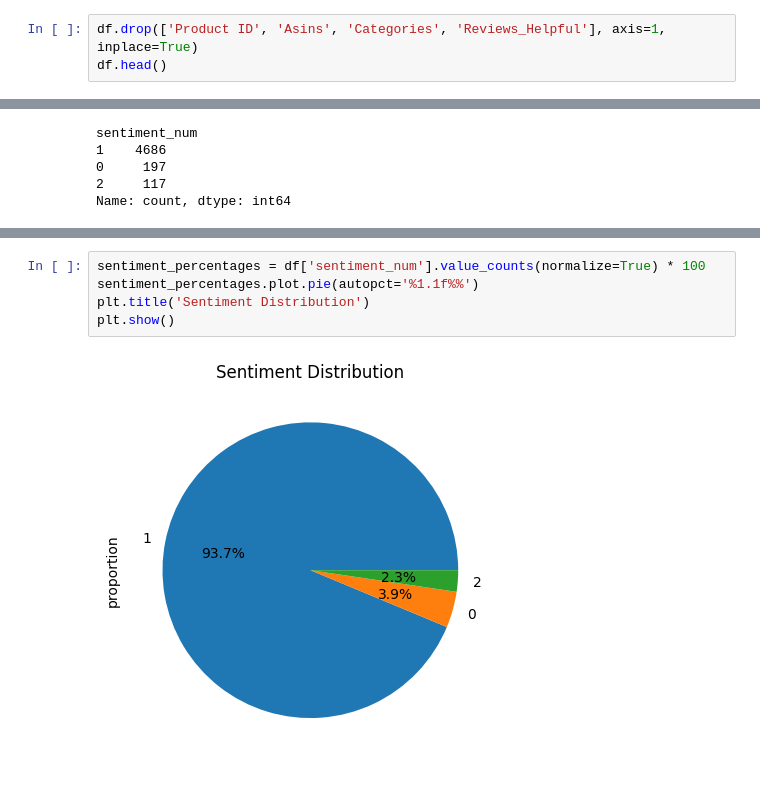
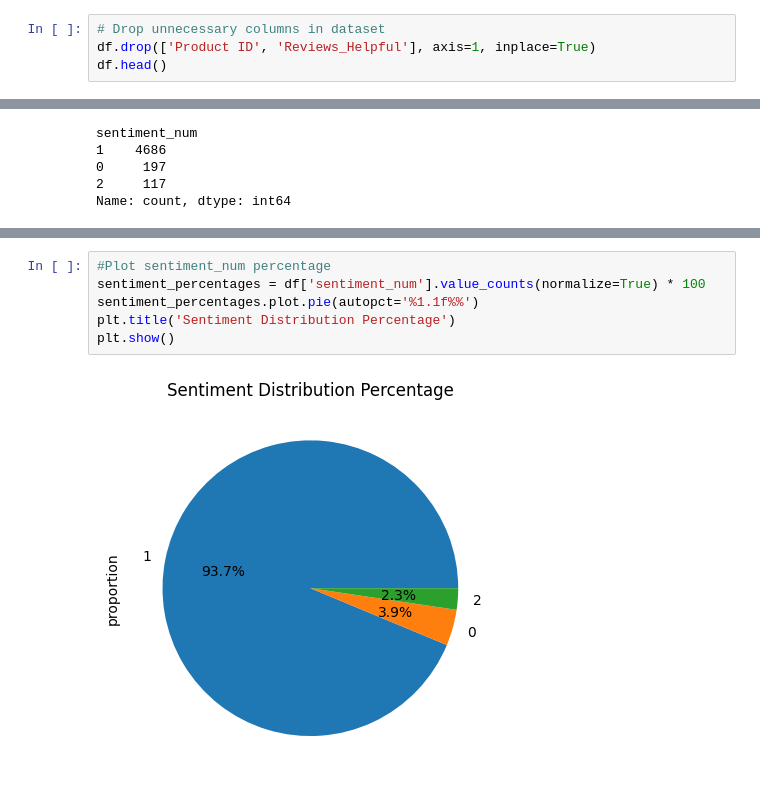
Before and after one commit to Khadijak92/P4-Sentiment-Analysis, a Jupyter notebook: Senitment_Analysis.ipynb, the cells around one changed output, grey strips where cells are left out. Saved outputs shown, nothing was run; the diff lists cells and outputs as text.

```diff
--- a/Senitment_Analysis.ipynb
+++ b/Senitment_Analysis.ipynb
@@ -63,4 +83,5 @@ Index(['Product ID', 'Product Name', 'Asins', 'Categories', 'Review Date',
 # %%
-df.drop(['Product ID', 'Asins', 'Categories', 'Reviews_Helpful'], axis=1, inplace=True)
+# Drop unnecessary columns in dataset
+df.drop(['Product ID', 'Reviews_Helpful'], axis=1, inplace=True)
 df.head()
 # %% [output]
@@ -109,9 +133,10 @@ plt.show()
 # %% [output]
 [figure]
 # %%
+#Plot sentiment_num percentage
 sentiment_percentages = df['sentiment_num'].value_counts(normalize=True) * 100
 sentiment_percentages.plot.pie(autopct='%1.1f%%')
-plt.title('Sentiment Distribution')
+plt.title('Sentiment Distribution Percentage')
 plt.show()
 # %% [output]
-[figure, old version]
+[figure, new version]
```
Also changed, not shown: parts of 14 cells of this notebook.
